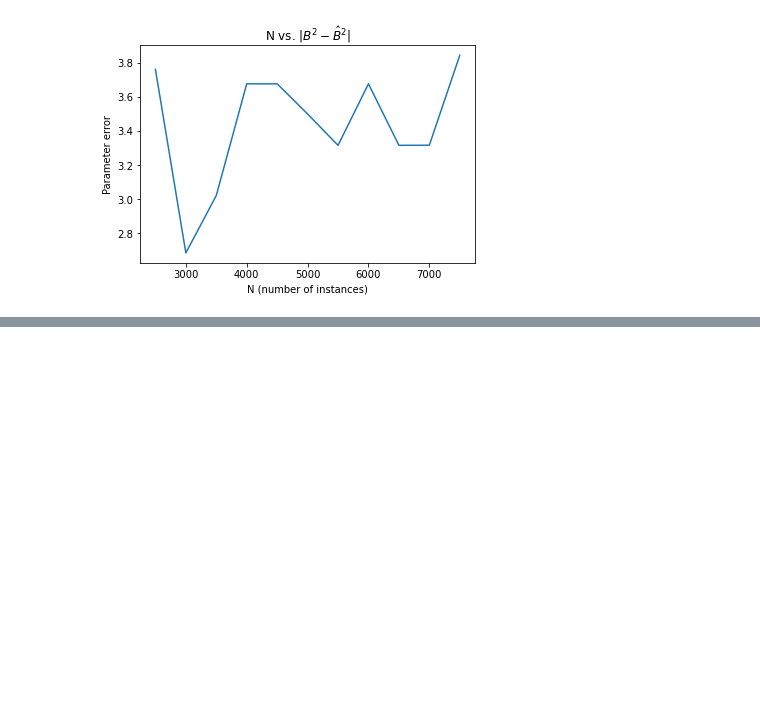
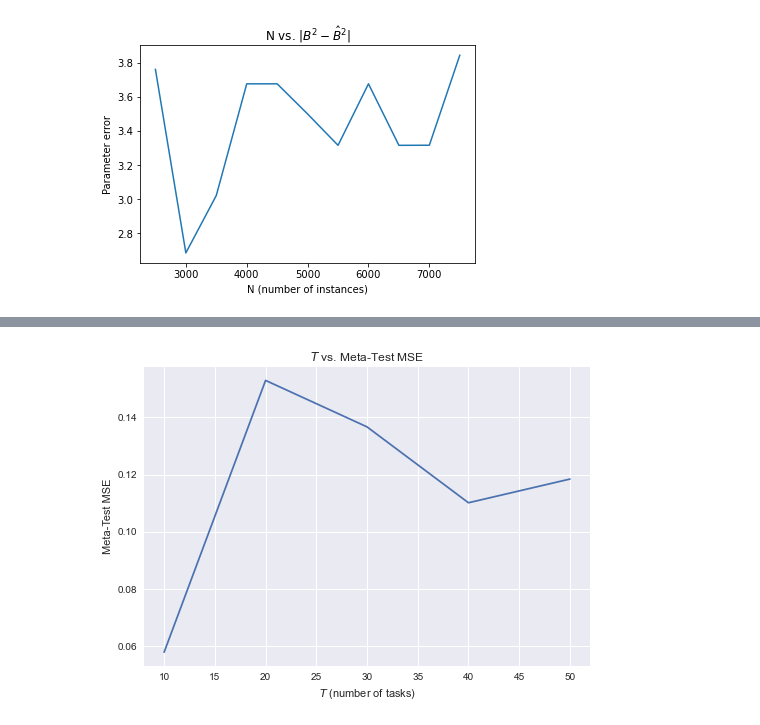
Before and after one commit to samuel-deng/multitask_learning, a Jupyter notebook: generate_plots.ipynb, the cells around one changed output, grey strips where cells are left out. Cells and saved outputs as stored; diff of their text form; code cells hidden in the pictures; blank space fills up the shorter version.

```diff
--- a/generate_plots.ipynb
+++ b/generate_plots.ipynb
@@ -228,0 +274,29 @@ plt.show()
+# %%
+PATH_PREFIX = "meta_test_results/"
+T_arr = [i * 10 for i in range(1, 6)]
+MSEs = []
+
+for T in T_arr:
+    # Load the necessary tensors/matrices for prediction
+    est_A = pickle.load(open(PATH_PREFIX + "T_{}/A_hat_N2_{}.pkl".format(T, 100), "rb"))
+    A = pickle.load(open(PATH_PREFIX + "T_{}/A_N2_{}.pkl".format(T, 100), "rb"))
+    Y0 = pickle.load(open(PATH_PREFIX + "T_{}/Y0_N2_{}.pkl".format(T, 100), "rb"))
+    est_Z0 = pickle.load(open(PATH_PREFIX + "T_{}/Z0_hat_N2_{}.pkl".format(T, 100), "rb"))
+    Z0 = pickle.load(open(PATH_PREFIX + "T_{}/Z0_N2_{}.pkl".format(T, 100), "rb"))
+
+    # Predict on the test set
+    true_R = multi_mode_dot(mode_dot(A, X_test, mode=0), [Y0, Z0], modes=[1,2])
+    est_R = multi_mode_dot(mode_dot(est_A, X_test, mode=0), [Y0, est_Z0], modes=[1,2])
+    MSE = np.sum(np.square(true_R - est_R))
+    MSE = MSE/N_test
+    MSEs.append(MSE)
+# %%
+# Plot N2 vs. MSE
+plt.style.use('seaborn')
+plt.plot(T_arr, MSEs)
+plt.title("$T$ vs. Meta-Test MSE")
+plt.xlabel("$T$ (number of tasks)")
+plt.ylabel("Meta-Test MSE")
+plt.show()
+# %% [output]
+[figure, added]
```
Also changed, not shown: parts of 6 cells of this notebook, 5 other files.
